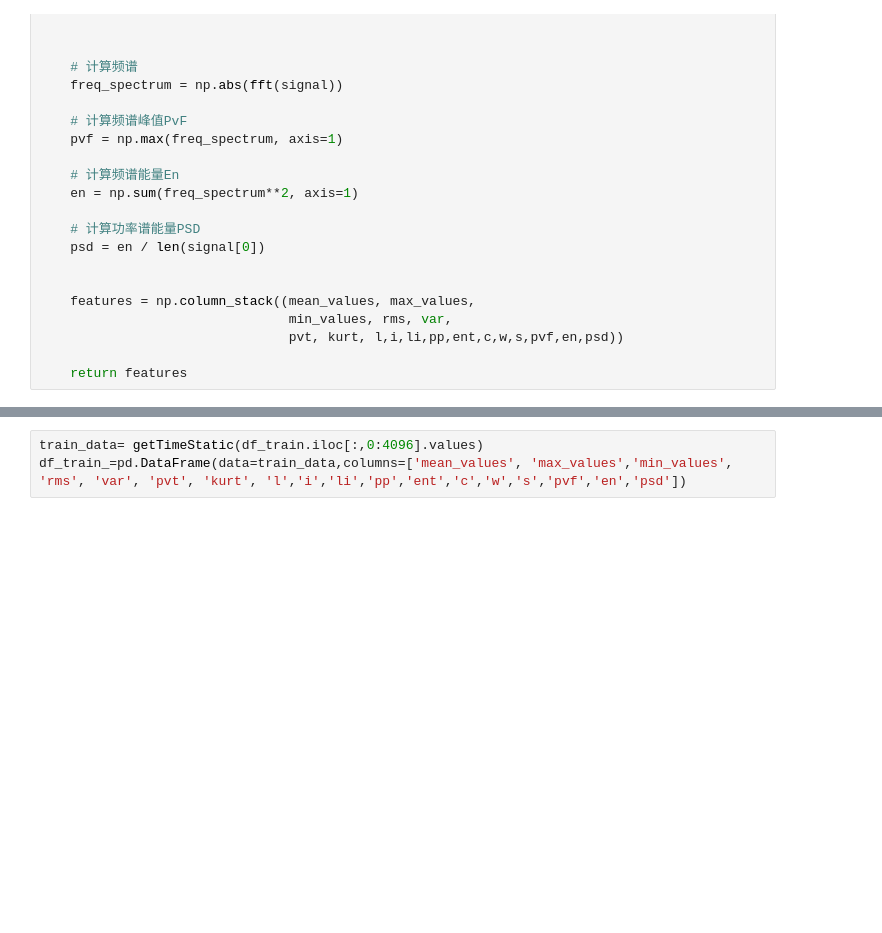
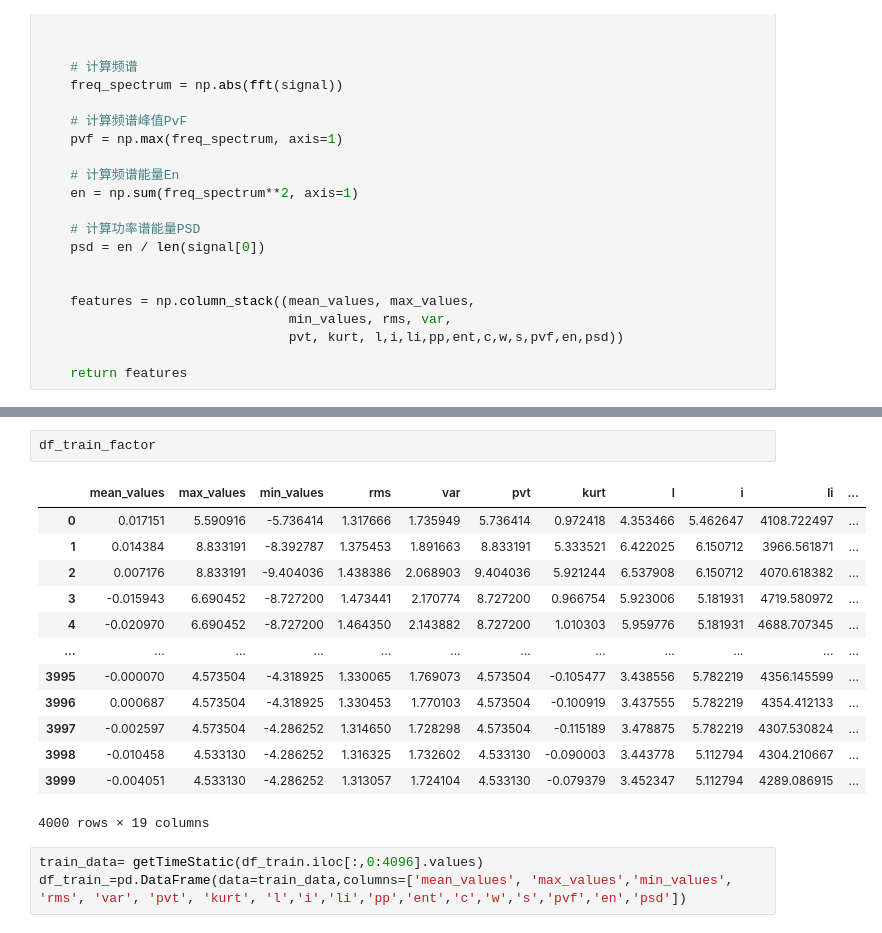
Before and after one commit to Linshijing/competition, a Jupyter notebook: 数据清洗.ipynb, the cells around one changed output, grey strips where cells are left out. Saved outputs shown, nothing was run; the diff lists cells and outputs as text; blank space fills up the shorter version.

```diff
--- a/数据清洗.ipynb
+++ b/数据清洗.ipynb
@@ -82,3 +133,19 @@ def getTimeStatic(signal):
+# %%
+df_train_factor
+# %% [output]
+|  | mean_values | max_values | min_values | rms | var | pvt | kurt | l | i | li | ... |
+| 0 | 0.017151 | 5.590916 | -5.736414 | 1.317666 | 1.735949 | 5.736414 | 0.972418 | 4.353466 | 5.462647 | 4108.722497 | ... |
+| 1 | 0.014384 | 8.833191 | -8.392787 | 1.375453 | 1.891663 | 8.833191 | 5.333521 | 6.422025 | 6.150712 | 3966.561871 | ... |
+| 2 | 0.007176 | 8.833191 | -9.404036 | 1.438386 | 2.068903 | 9.404036 | 5.921244 | 6.537908 | 6.150712 | 4070.618382 | ... |
+| 3 | -0.015943 | 6.690452 | -8.727200 | 1.473441 | 2.170774 | 8.727200 | 0.966754 | 5.923006 | 5.181931 | 4719.580972 | ... |
+| 4 | -0.020970 | 6.690452 | -8.727200 | 1.464350 | 2.143882 | 8.727200 | 1.010303 | 5.959776 | 5.181931 | 4688.707345 | ... |
+| ... | ... | ... | ... | ... | ... | ... | ... | ... | ... | ... | ... |
+| 3995 | -0.000070 | 4.573504 | -4.318925 | 1.330065 | 1.769073 | 4.573504 | -0.105477 | 3.438556 | 5.782219 | 4356.145599 | ... |
+| 3996 | 0.000687 | 4.573504 | -4.318925 | 1.330453 | 1.770103 | 4.573504 | -0.100919 | 3.437555 | 5.782219 | 4354.412133 | ... |
+| 3997 | -0.002597 | 4.573504 | -4.286252 | 1.314650 | 1.728298 | 4.573504 | -0.115189 | 3.478875 | 5.782219 | 4307.530824 | ... |
+| 3998 | -0.010458 | 4.533130 | -4.286252 | 1.316325 | 1.732602 | 4.533130 | -0.090003 | 3.443778 | 5.112794 | 4304.210667 | ... |
+| 3999 | -0.004051 | 4.533130 | -4.286252 | 1.313057 | 1.724104 | 4.533130 | -0.079379 | 3.452347 | 5.112794 | 4289.086915 | ... |
+4000 rows × 19 columns
 # %%
 train_data= getTimeStatic(df_train.iloc[:,0:4096].values)
 df_train_=pd.DataFrame(data=train_data,columns=['mean_values', 'max_values','min_values', 'rms', 'var', 'pvt', 'kurt', 'l','i','li','pp','ent','c','w','s','pvf','en','psd'])
```
Also changed, not shown: parts of 29 cells of this notebook, 3 other files.
